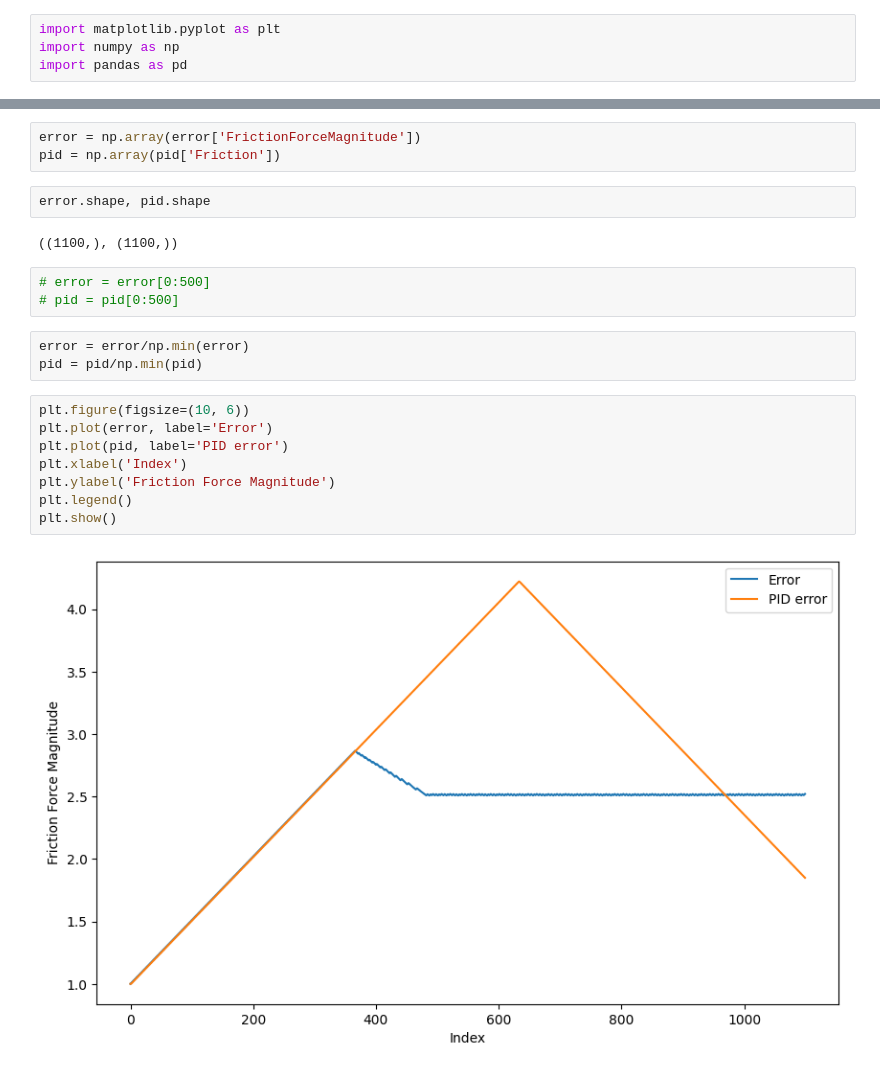
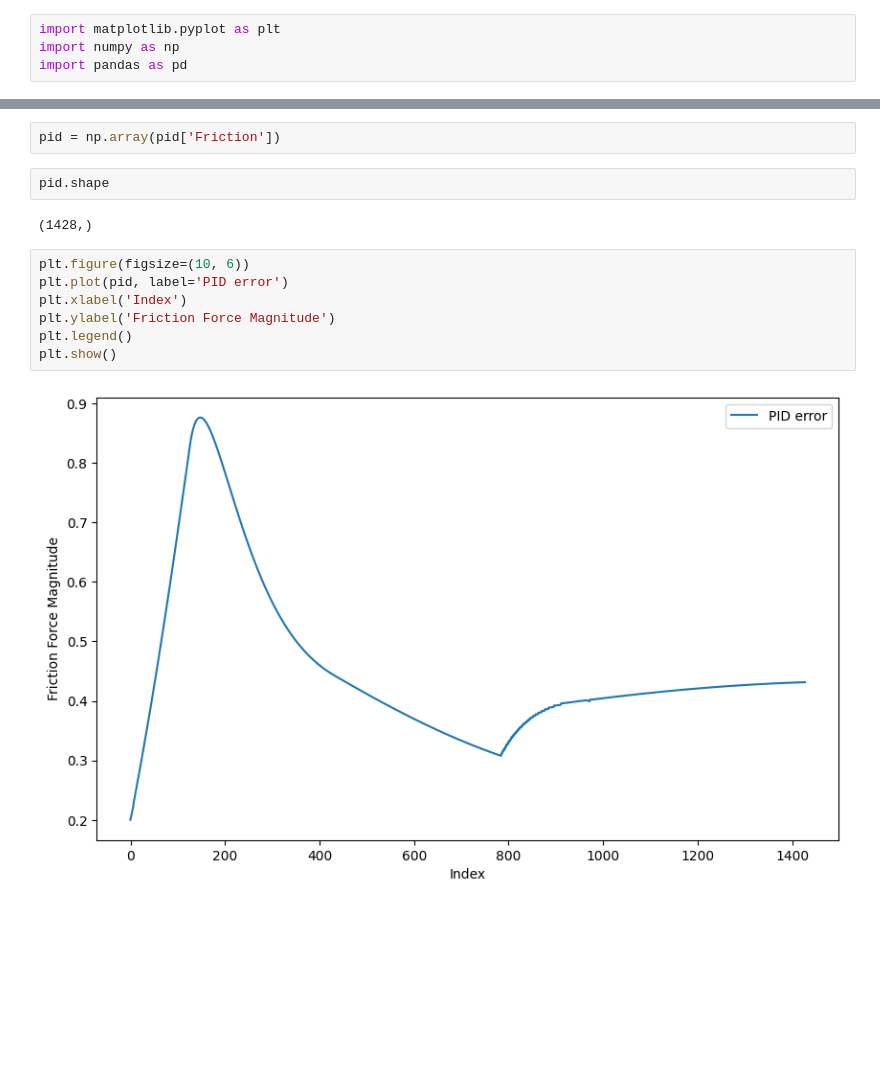
Before and after one commit to harshit-sandilya/RailGuard, a Jupyter notebook: results/analysis_friction.ipynb, the cells around one changed output, grey strips where cells are left out. Drawn from its saved outputs; the diff is of its cells as text; blank space fills up the shorter version.

```diff
--- a/results/analysis_friction.ipynb
+++ b/results/analysis_friction.ipynb
@@ -17,23 +7,15 @@ error.head()
 # %%
-error = np.array(error['FrictionForceMagnitude'])
 pid = np.array(pid['Friction'])
-# %%
-error.shape, pid.shape
-# %% [output]
-((1100,), (1100,))
-# %%
-# error = error[0:500]
-# pid = pid[0:500]
-# %%
-error = error/np.min(error)
-pid = pid/np.min(pid)
+# %%
+pid.shape
+# %% [output]
+(1428,)
 # %%
 plt.figure(figsize=(10, 6))
-plt.plot(error, label='Error')
 plt.plot(pid, label='PID error')
 plt.xlabel('Index')
 plt.ylabel('Friction Force Magnitude')
 plt.legend()
 plt.show()
 # %% [output]
-[figure, old version]
+[figure, new version]
```
Also changed, not shown: parts of 2 cells of this notebook, 4 other files.
